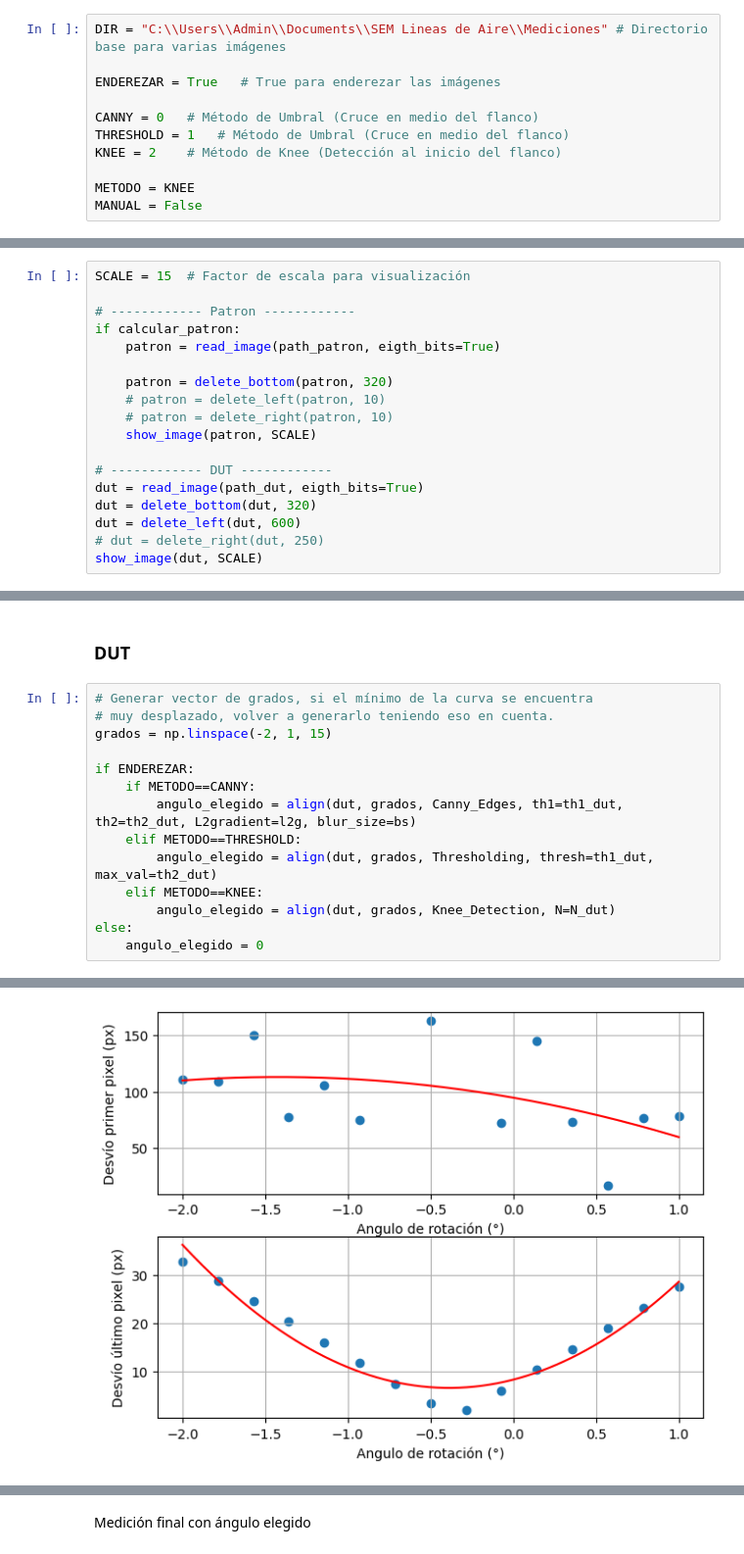
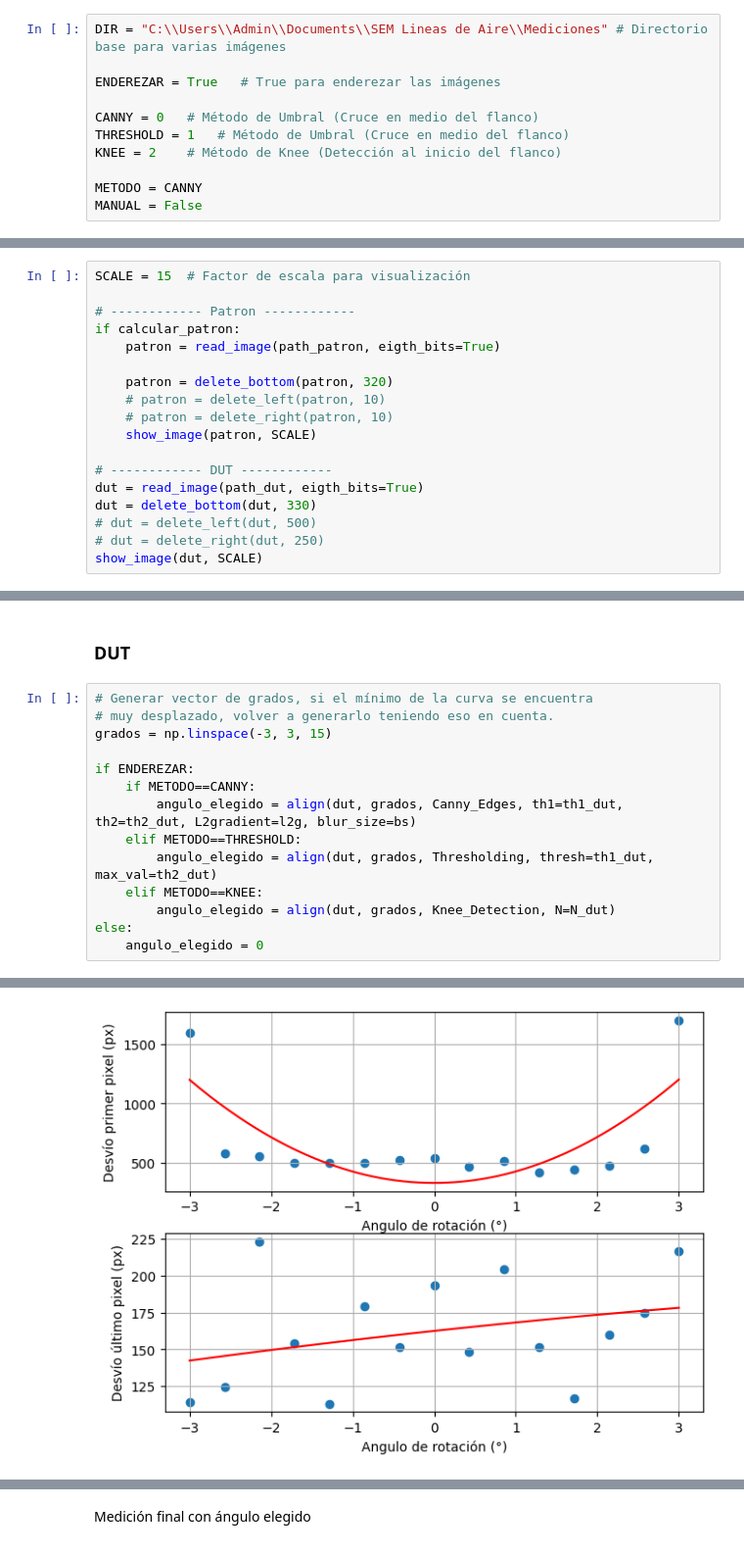
Before and after one commit to MartinMusumano/Medicion_lineas_RF, a Jupyter notebook: medicion_diametros.ipynb, the cells around one changed output, grey strips where cells are left out. Shown: that part at 98% size. Cells and saved outputs as stored; diff of their text form.

```diff
--- a/medicion_diametros.ipynb
+++ b/medicion_diametros.ipynb
@@ -29,7 +29,7 @@ CANNY = 0   # Método de Umbral (Cruce en medio del flanco)
 THRESHOLD = 1   # Método de Umbral (Cruce en medio del flanco)
 KNEE = 2    # Método de Knee (Detección al inicio del flanco)
 
-METODO = KNEE
+METODO = CANNY
 MANUAL = False
 # %% [markdown]
 Ventana para seleccionar archivos
@@ -63,8 +63,8 @@ if calcular_patron:
 
 # ------------ DUT ------------
 dut = read_image(path_dut, eigth_bits=True)
-dut = delete_bottom(dut, 320)
-dut = delete_left(dut, 600)
+dut = delete_bottom(dut, 330)
+# dut = delete_left(dut, 500)
 # dut = delete_right(dut, 250)
 show_image(dut, SCALE)
 # %% [markdown]
@@ -203,7 +212,7 @@ Media final: 5611.141710559318
 # %%
 # Generar vector de grados, si el mínimo de la curva se encuentra
 # muy desplazado, volver a generarlo teniendo eso en cuenta.
-grados = np.linspace(-2, 1, 15)
+grados = np.linspace(-3, 3, 15)
 
 if ENDEREZAR:
     if METODO==CANNY:
@@ -227,3 +236,3 @@ Ajuste entre ambos lados: -0.127 °
-[figure, old version]
+[figure, new version]
 # %%
 #Ajuste a mano
```
Also changed, not shown: parts of 8 cells of this notebook, 1 other file.
